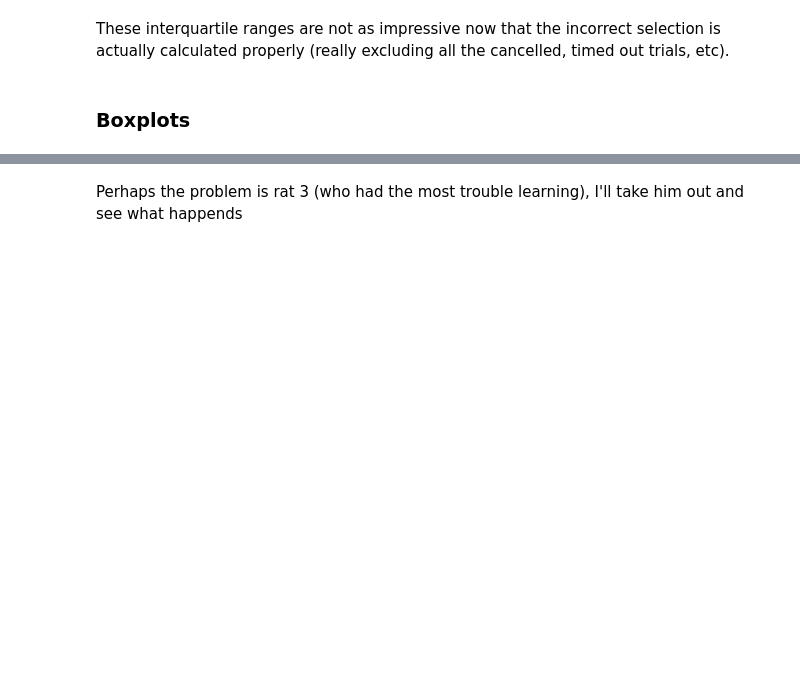
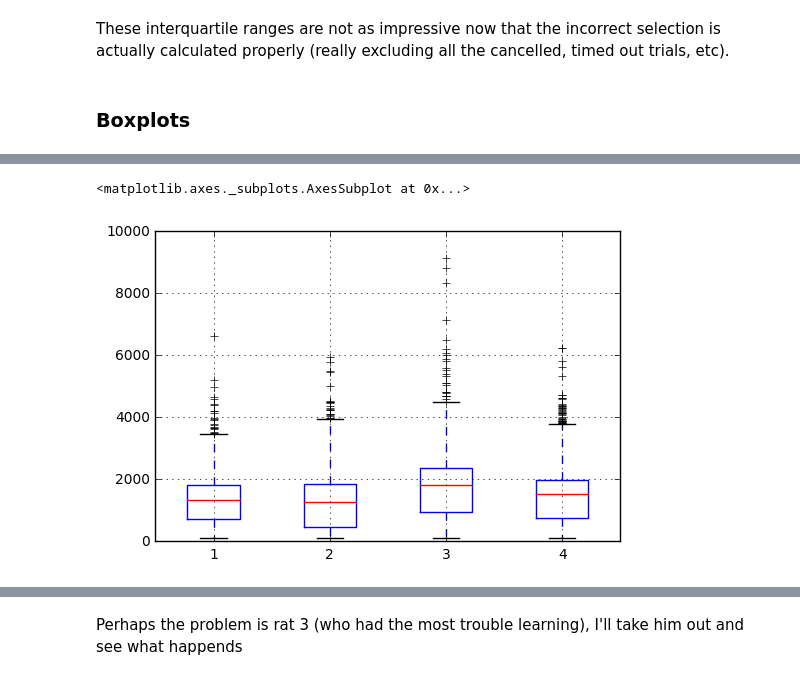
Before and after one commit to estherholleman/An-incremental-training-method-with-automated-extendable-maze-for-training-spatial-behavioral-tasks, a Jupyter notebook: Comparing Reaction Times of Correct and Incorrect Trials.ipynb, the cells around one changed output, grey strips where cells are left out. Cells and saved outputs as stored; diff of their text form; code cells hidden in the pictures; blank space fills up the shorter version.

```diff
--- a/Comparing Reaction Times of Correct and Incorrect Trials.ipynb
+++ b/Comparing Reaction Times of Correct and Incorrect Trials.ipynb
@@ -263,0 +277,5 @@ OrderedDict([(1, <matplotlib.axes._subplots.AxesSubplot at 0x...>),
+# %%
+rt[correct].boxplot(return_type = 'axes')
+# %% [output]
+<matplotlib.axes._subplots.AxesSubplot at 0x...>
+[figure, added]
```
Also changed, not shown: parts of 26 cells of this notebook.
